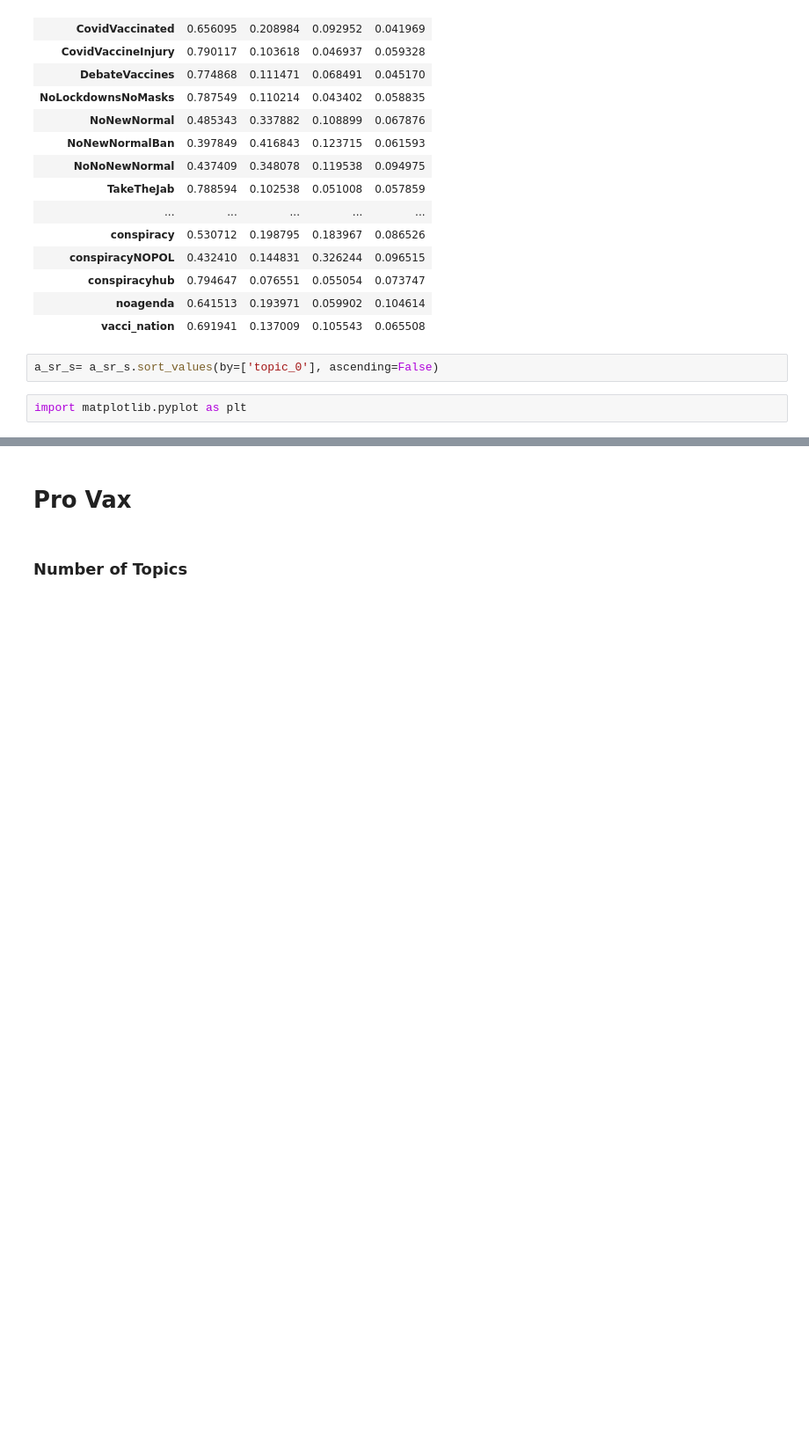
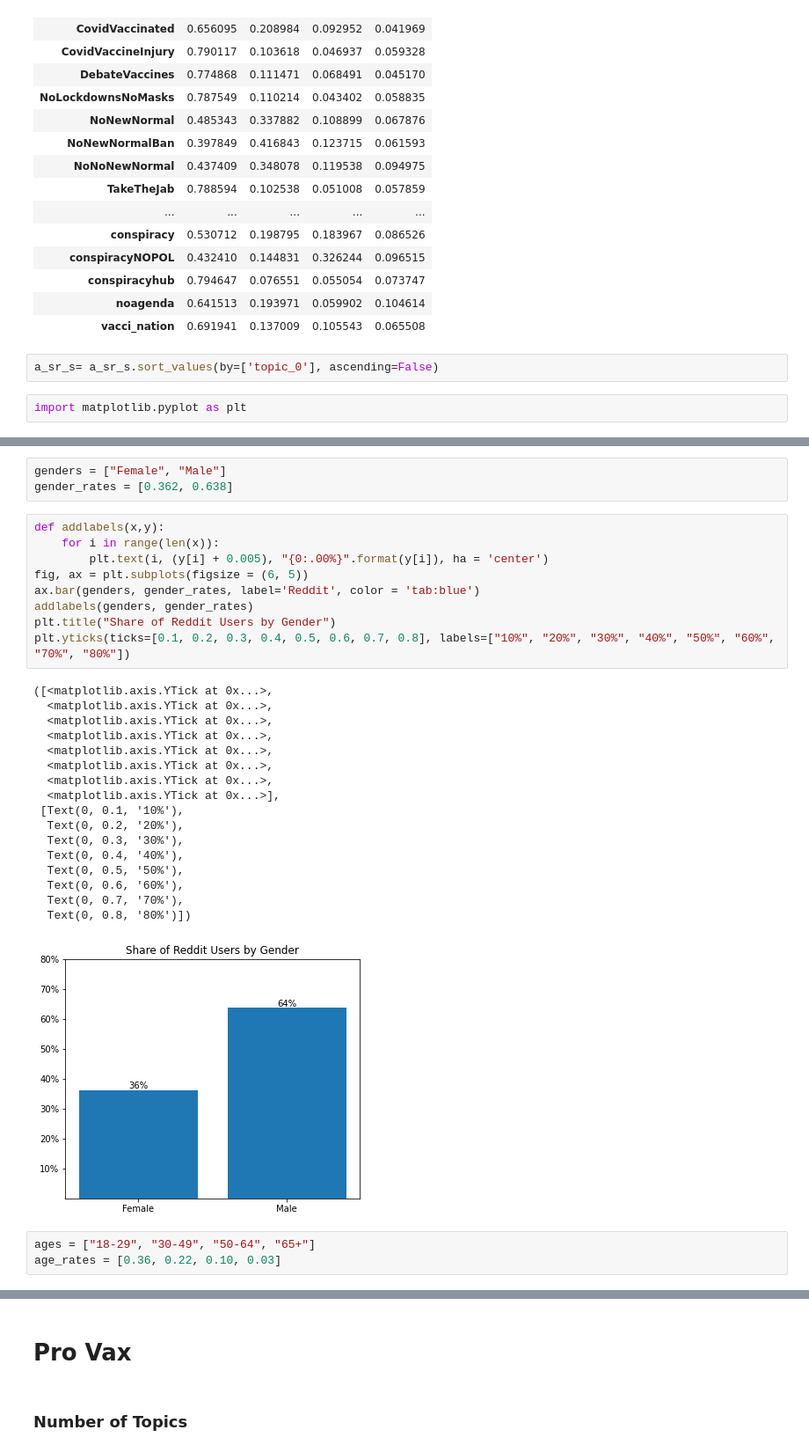
Before and after one commit to jvschlierf/networkthesis, a Jupyter notebook: analysis/topic_model_vis.ipynb, the cells around one changed output, grey strips where cells are left out. Shown at 88% size. Drawn from its saved outputs; the diff is of its cells as text; blank space fills up the shorter version.

```diff
--- a/analysis/topic_model_vis.ipynb
+++ b/analysis/topic_model_vis.ipynb
@@ -162,0 +188,33 @@ plt.savefig('../../Visualizations/RQ2/A_topics_distr.png', dpi=600, bbox_inches=
+# %%
+genders = ["Female", "Male"]
+gender_rates = [0.362, 0.638]
+# %%
+def addlabels(x,y):
+    for i in range(len(x)):
+        plt.text(i, (y[i] + 0.005), "{0:.00%}".format(y[i]), ha = 'center')
+fig, ax = plt.subplots(figsize = (6, 5))
+ax.bar(genders, gender_rates, label='Reddit', color = 'tab:blue')
+addlabels(genders, gender_rates)
+plt.title("Share of Reddit Users by Gender")
+plt.yticks(ticks=[0.1, 0.2, 0.3, 0.4, 0.5, 0.6, 0.7, 0.8], labels=["10%", "20%", "30%", "40%", "50%", "60%", "70%", "80%"])
+# %% [output]
+([<matplotlib.axis.YTick at 0x...>,
+  <matplotlib.axis.YTick at 0x...>,
+  <matplotlib.axis.YTick at 0x...>,
+  <matplotlib.axis.YTick at 0x...>,
+  <matplotlib.axis.YTick at 0x...>,
+  <matplotlib.axis.YTick at 0x...>,
+  <matplotlib.axis.YTick at 0x...>,
+  <matplotlib.axis.YTick at 0x...>],
+ [Text(0, 0.1, '10%'),
+  Text(0, 0.2, '20%'),
+  Text(0, 0.3, '30%'),
+  Text(0, 0.4, '40%'),
+  Text(0, 0.5, '50%'),
+  Text(0, 0.6, '60%'),
+  Text(0, 0.7, '70%'),
+  Text(0, 0.8, '80%')])
+[figure, added]
+# %%
+ages = ["18-29", "30-49", "50-64", "65+"]
+age_rates = [0.36, 0.22, 0.10, 0.03]
```
Also changed, not shown: parts of 4 cells of this notebook.
